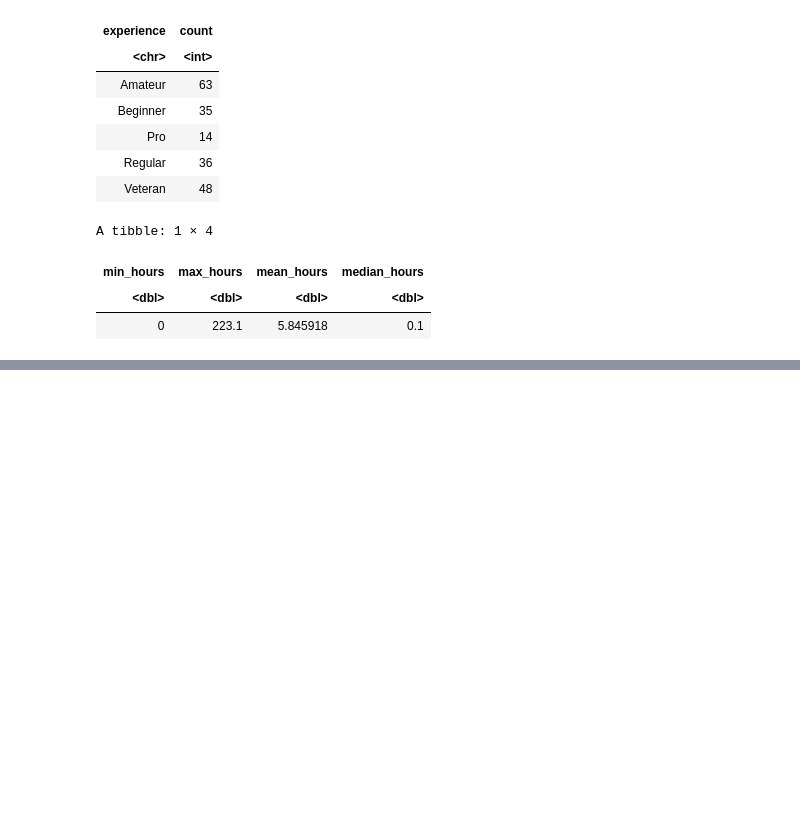
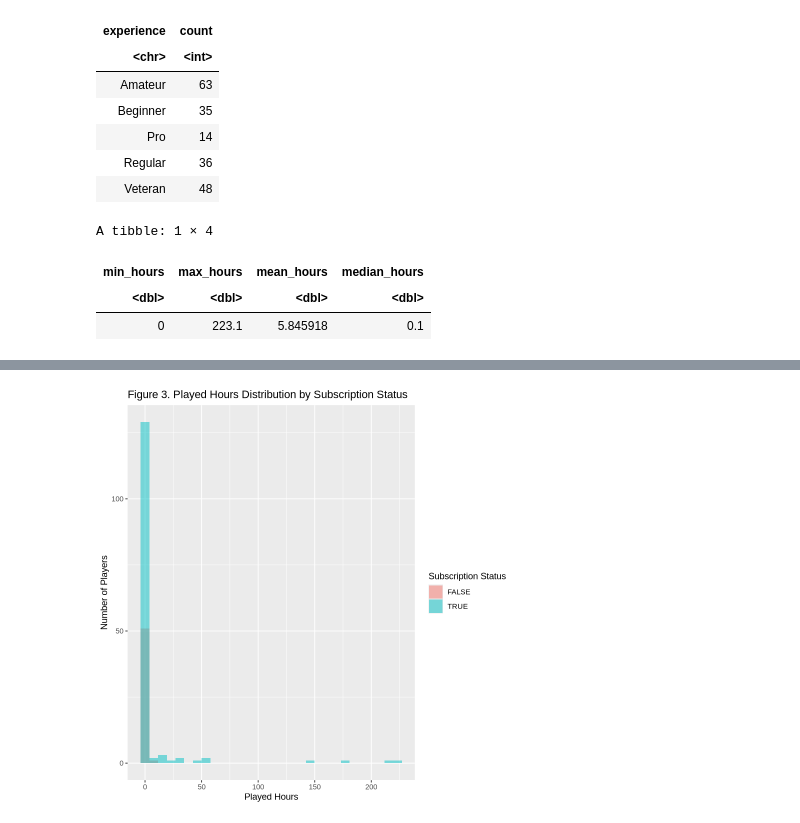
Before and after one commit to X9126/dsci-100-2025ss-individual, a Jupyter notebook: project-1.ipynb, the cells around one changed output, grey strips where cells are left out. Saved outputs shown, nothing was run; the diff lists cells and outputs as text; code cells hidden in the pictures; blank space fills up the shorter version.

```diff
--- a/project-1.ipynb
+++ b/project-1.ipynb
@@ -148,0 +179,10 @@ A tibble: 6 × 4
+# %%
+played_hours_plot <- ggplot(clean_players, aes(x = played_hours, fill = subscribe)) +
+  geom_histogram(position = "identity", alpha = 0.5, bins = 30) +
+  labs(title = "Figure 3. Played Hours Distribution by Subscription Status",
+       x = "Played Hours",
+       y = "Number of Players",
+       fill = "Subscription Status")
+played_hours_plot
+# %% [output]
+[figure, added]
```
Also changed, not shown: parts of 10 cells of this notebook.
